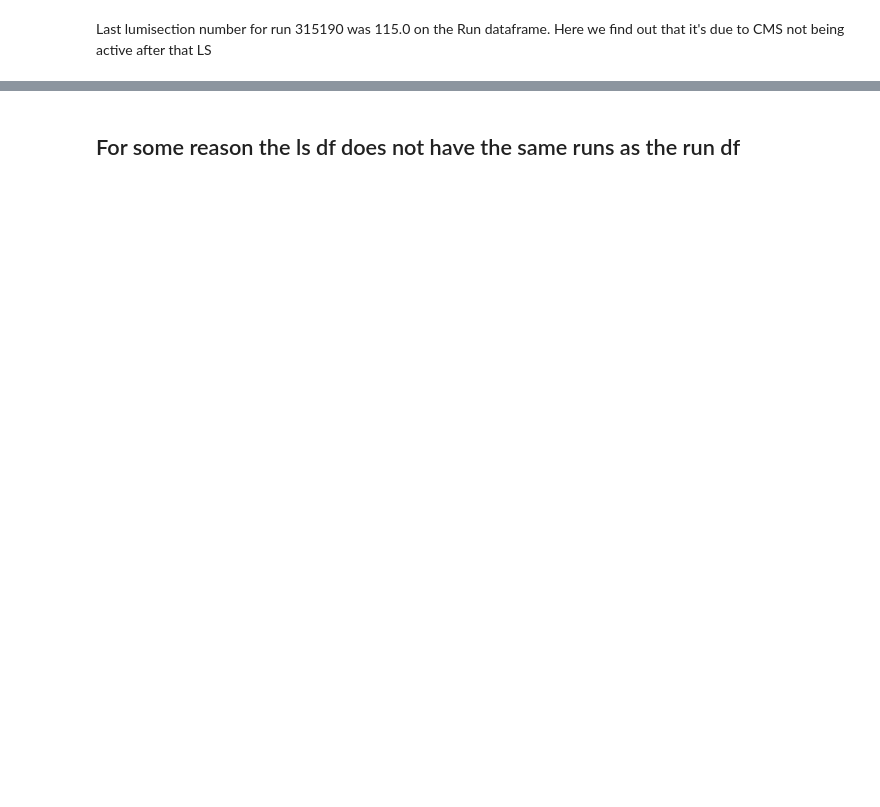
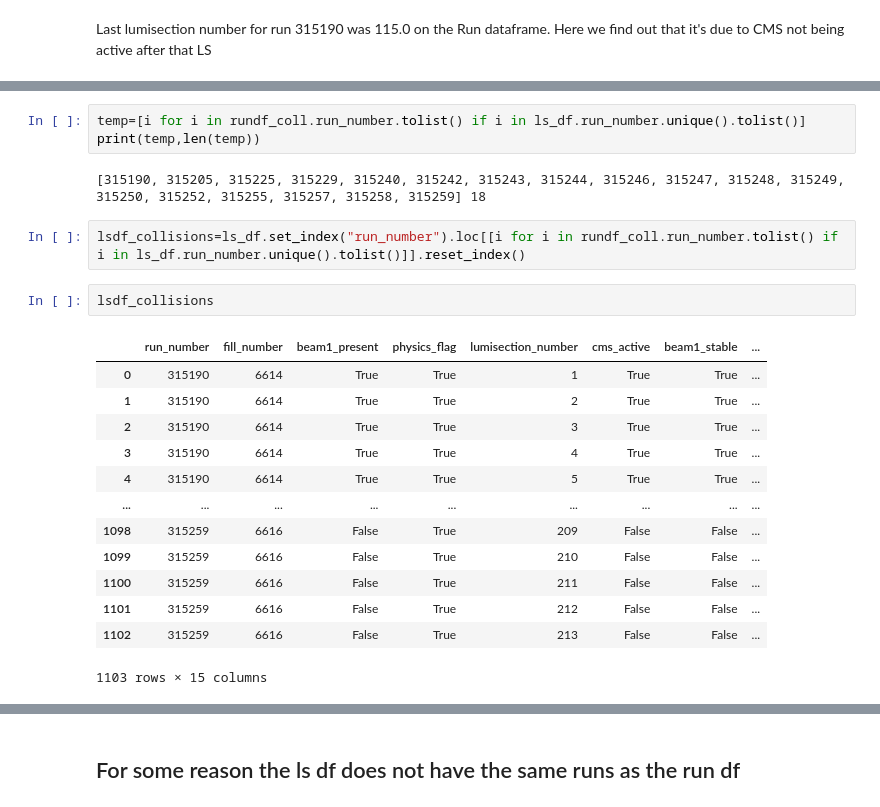
Before and after one commit to GuillermoFidalgo/ML4DQM-DC, a Jupyter notebook: omsapi/OMS Guillermo/Guillermo OMS work.ipynb, the cells around one changed output, grey strips where cells are left out. Saved outputs shown, nothing was run; the diff lists cells and outputs as text; blank space fills up the shorter version.

```diff
--- a/omsapi/OMS Guillermo/Guillermo OMS work.ipynb
+++ b/omsapi/OMS Guillermo/Guillermo OMS work.ipynb
@@ -315,0 +392,23 @@ ls_df.iloc[110:120]#[['lumisection_number',"physics_flag","cms_active",'pileup',
+# %%
+temp=[i for i in rundf_coll.run_number.tolist() if i in ls_df.run_number.unique().tolist()]
+print(temp,len(temp))
+# %% [output]
+[315190, 315205, 315225, 315229, 315240, 315242, 315243, 315244, 315246, 315247, 315248, 315249, 315250, 315252, 315255, 315257, 315258, 315259] 18
+# %%
+lsdf_collisions=ls_df.set_index("run_number").loc[[i for i in rundf_coll.run_number.tolist() if i in ls_df.run_number.unique().tolist()]].reset_index()
+# %%
+lsdf_collisions
+# %% [output]
+|  | run_number | fill_number | beam1_present | physics_flag | lumisection_number | cms_active | beam1_stable | ... |
+| 0 | 315190 | 6614 | True | True | 1 | True | True | ... |
+| 1 | 315190 | 6614 | True | True | 2 | True | True | ... |
+| 2 | 315190 | 6614 | True | True | 3 | True | True | ... |
+| 3 | 315190 | 6614 | True | True | 4 | True | True | ... |
+| 4 | 315190 | 6614 | True | True | 5 | True | True | ... |
+| ... | ... | ... | ... | ... | ... | ... | ... | ... |
+| 1098 | 315259 | 6616 | False | True | 209 | False | False | ... |
+| 1099 | 315259 | 6616 | False | True | 210 | False | False | ... |
+| 1100 | 315259 | 6616 | False | True | 211 | False | False | ... |
+| 1101 | 315259 | 6616 | False | True | 212 | False | False | ... |
+| 1102 | 315259 | 6616 | False | True | 213 | False | False | ... |
+1103 rows × 15 columns
```
Also changed, not shown: parts of 69 cells of this notebook.
